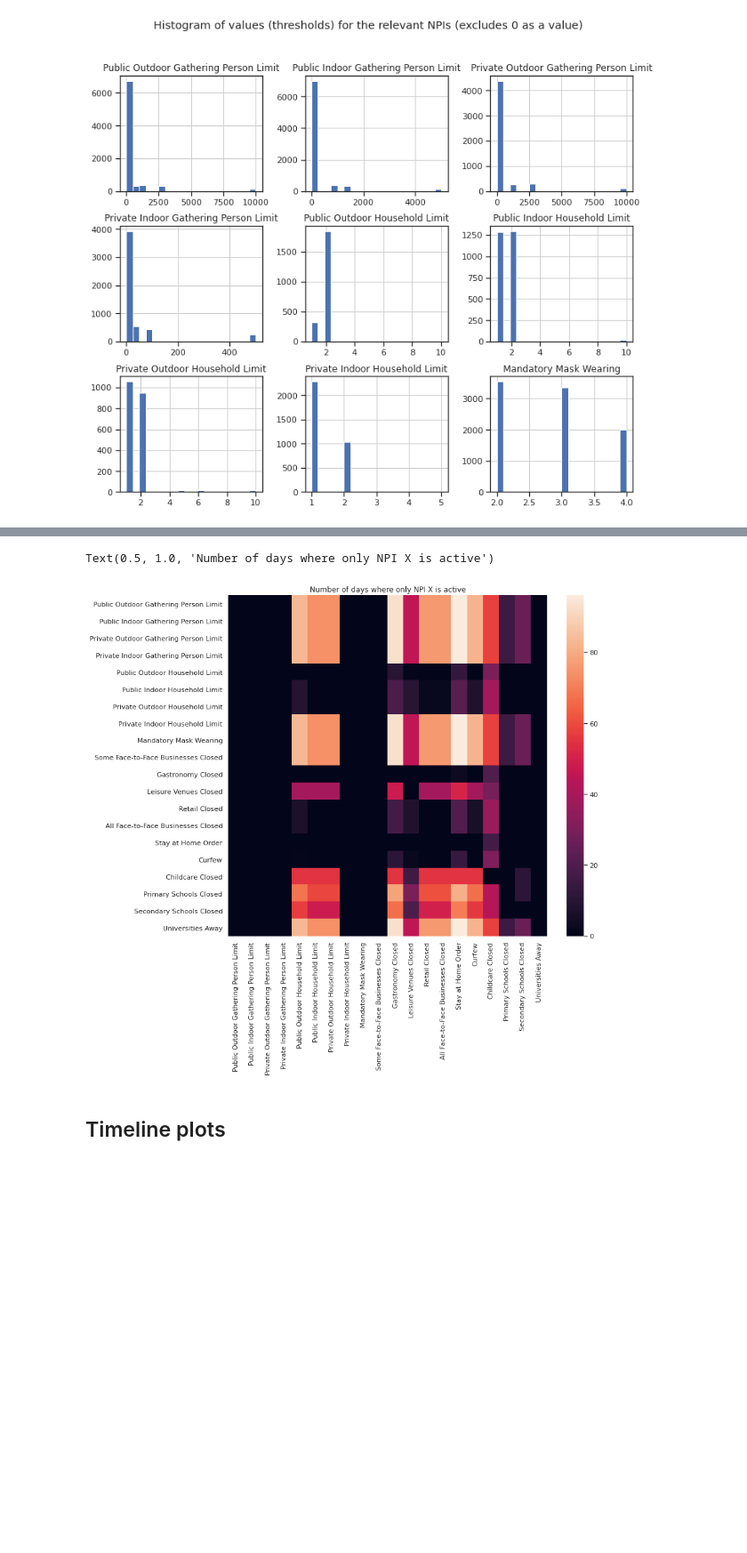
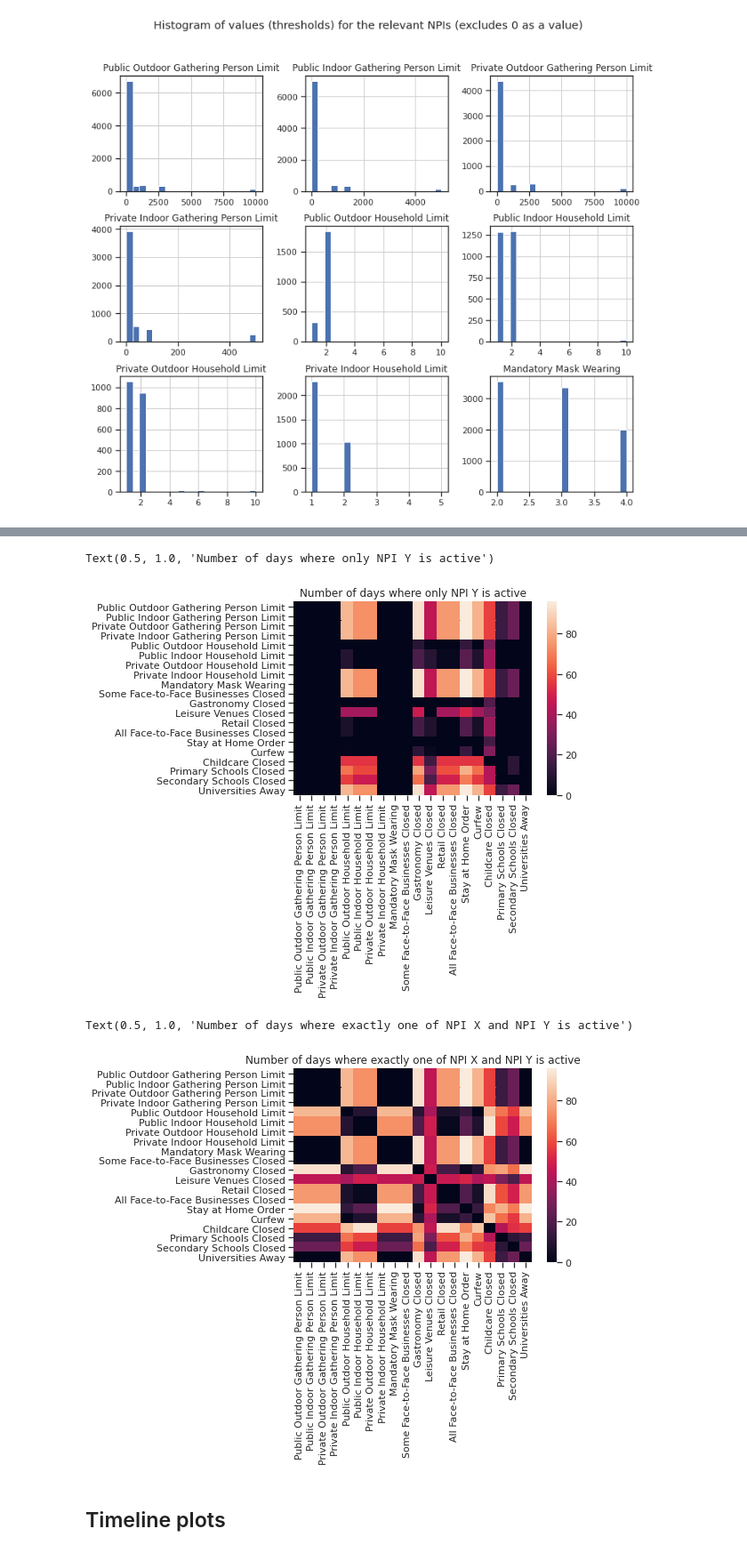
Before and after one commit to MrinankSharma/COVID19NPISecondWave, a Jupyter notebook: notebooks/exploratory_data_analysis.ipynb, the cells around one changed output, grey strips where cells are left out. Shown at 89% size. Drawn from its saved outputs; the diff is of its cells as text; code cells hidden in the pictures; blank space fills up the shorter version.

```diff
--- a/notebooks/exploratory_data_analysis.ipynb
+++ b/notebooks/exploratory_data_analysis.ipynb
@@ -180,8 +170,14 @@ Text(0.5, 1.0, 'Conditional activation matrix: of the proportion of time that NP
 # %%
-sns.heatmap(activation_differences, xticklabels = CMs, yticklabels = CMs).set_title('Number of days where only NPI X is active')
+sns.heatmap(activation_differences, xticklabels = CMs, yticklabels = CMs).set_title('Number of days where only NPI Y is active')
 # sns(rc={'figure.figsize':(11.7,10.27)})
 # %% [output]
-Text(0.5, 1.0, 'Number of days where only NPI X is active')
+Text(0.5, 1.0, 'Number of days where only NPI Y is active')
-[figure, old version]
+[figure, new version]
+# %%
+sns.heatmap(single_activations, xticklabels = CMs, yticklabels = CMs).set_title('Number of days where exactly one of NPI X and NPI Y is active')
+# sns(rc={'figure.figsize':(11.7,10.27)})
+# %% [output]
+Text(0.5, 1.0, 'Number of days where exactly one of NPI X and NPI Y is active')
+[figure, added]
 # %% [markdown]
 ## Timeline plots
```
Also changed, not shown: parts of 21 cells of this notebook.
